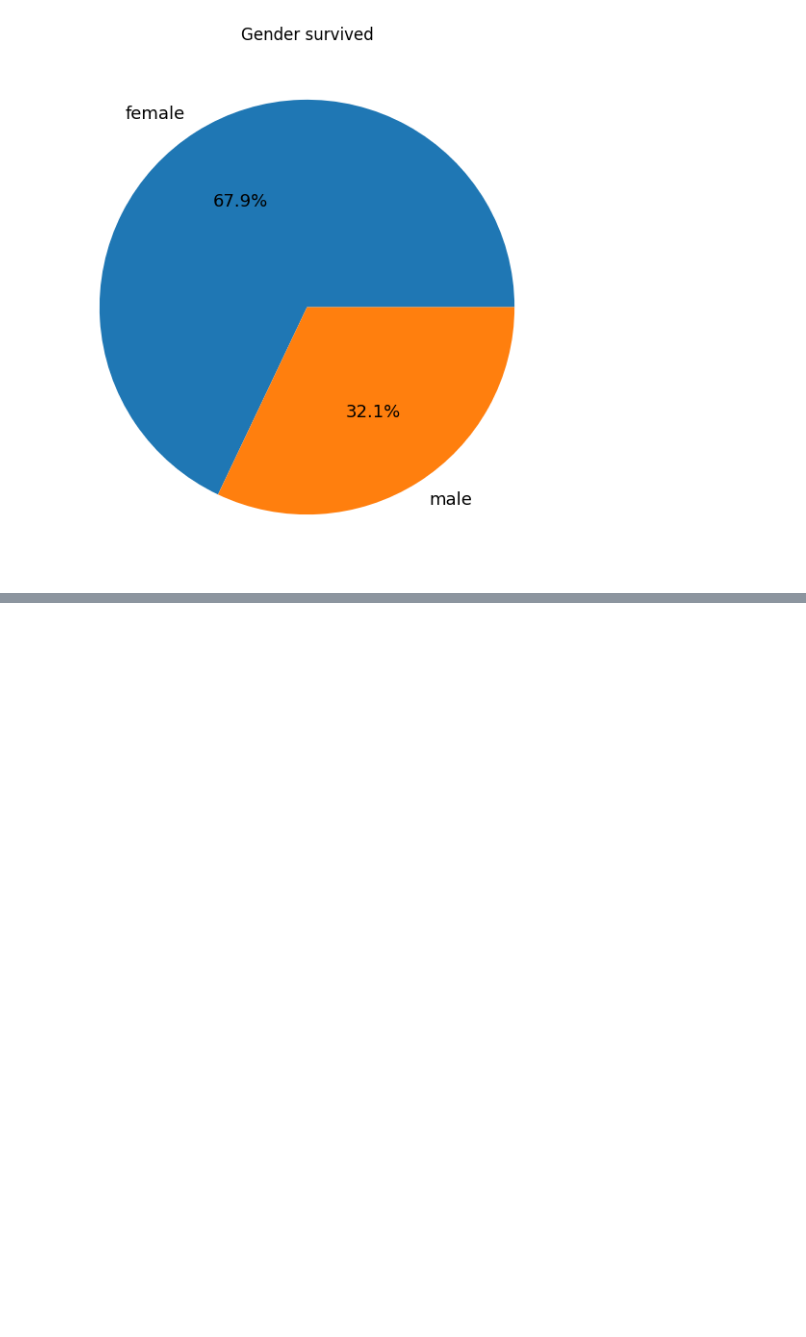
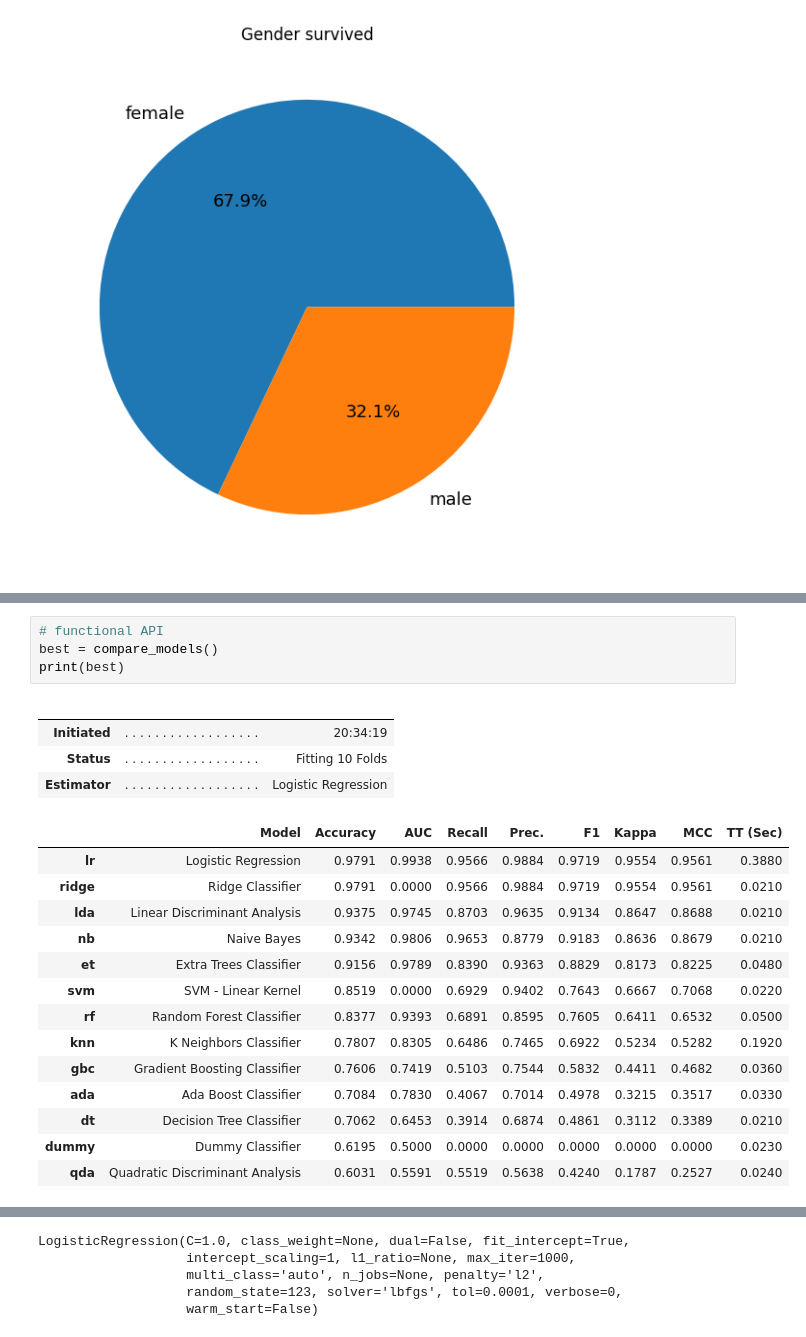
Before and after one commit to kieran31415/DataWizards, a Jupyter notebook: Titanic/titanic.ipynb, the cells around one changed output, grey strips where cells are left out. Drawn from its saved outputs; the diff is of its cells as text; blank space fills up the shorter version.

```diff
--- a/Titanic/titanic.ipynb
+++ b/Titanic/titanic.ipynb
@@ -588,0 +629,24 @@ plt.show()
+# %%
+# functional API
+best = compare_models()
+print(best)
+# %% [output]
+|  |  |  |
+|  |  |  |
+| Initiated | . . . . . . . . . . . . . . . . . . | 20:34:19 |
+| Status | . . . . . . . . . . . . . . . . . . | Fitting 10 Folds |
+| Estimator | . . . . . . . . . . . . . . . . . . | Logistic Regression |
+|  | Model | Accuracy | AUC | Recall | Prec. | F1 | Kappa | MCC | TT (Sec) |
+| lr | Logistic Regression | 0.9791 | 0.9938 | 0.9566 | 0.9884 | 0.9719 | 0.9554 | 0.9561 | 0.3880 |
+| ridge | Ridge Classifier | 0.9791 | 0.0000 | 0.9566 | 0.9884 | 0.9719 | 0.9554 | 0.9561 | 0.0210 |
+| lda | Linear Discriminant Analysis | 0.9375 | 0.9745 | 0.8703 | 0.9635 | 0.9134 | 0.8647 | 0.8688 | 0.0210 |
+| nb | Naive Bayes | 0.9342 | 0.9806 | 0.9653 | 0.8779 | 0.9183 | 0.8636 | 0.8679 | 0.0210 |
+| et | Extra Trees Classifier | 0.9156 | 0.9789 | 0.8390 | 0.9363 | 0.8829 | 0.8173 | 0.8225 | 0.0480 |
+| svm | SVM - Linear Kernel | 0.8519 | 0.0000 | 0.6929 | 0.9402 | 0.7643 | 0.6667 | 0.7068 | 0.0220 |
+| rf | Random Forest Classifier | 0.8377 | 0.9393 | 0.6891 | 0.8595 | 0.7605 | 0.6411 | 0.6532 | 0.0500 |
+| knn | K Neighbors Classifier | 0.7807 | 0.8305 | 0.6486 | 0.7465 | 0.6922 | 0.5234 | 0.5282 | 0.1920 |
+| gbc | Gradient Boosting Classifier | 0.7606 | 0.7419 | 0.5103 | 0.7544 | 0.5832 | 0.4411 | 0.4682 | 0.0360 |
+| ada | Ada Boost Classifier | 0.7084 | 0.7830 | 0.4067 | 0.7014 | 0.4978 | 0.3215 | 0.3517 | 0.0330 |
+| dt | Decision Tree Classifier | 0.7062 | 0.6453 | 0.3914 | 0.6874 | 0.4861 | 0.3112 | 0.3389 | 0.0210 |
+| dummy | Dummy Classifier | 0.6195 | 0.5000 | 0.0000 | 0.0000 | 0.0000 | 0.0000 | 0.0000 | 0.0230 |
+| qda | Quadratic Discriminant Analysis | 0.6031 | 0.5591 | 0.5519 | 0.5638 | 0.4240 | 0.1787 | 0.2527 | 0.0240 |
@@ -588,0 +654,5 @@ plt.show()
+LogisticRegression(C=1.0, class_weight=None, dual=False, fit_intercept=True,
+                   intercept_scaling=1, l1_ratio=None, max_iter=1000,
+                   multi_class='auto', n_jobs=None, penalty='l2',
+                   random_state=123, solver='lbfgs', tol=0.0001, verbose=0,
+                   warm_start=False)
```
Also changed, not shown: parts of 18 cells of this notebook, 13 other files.
